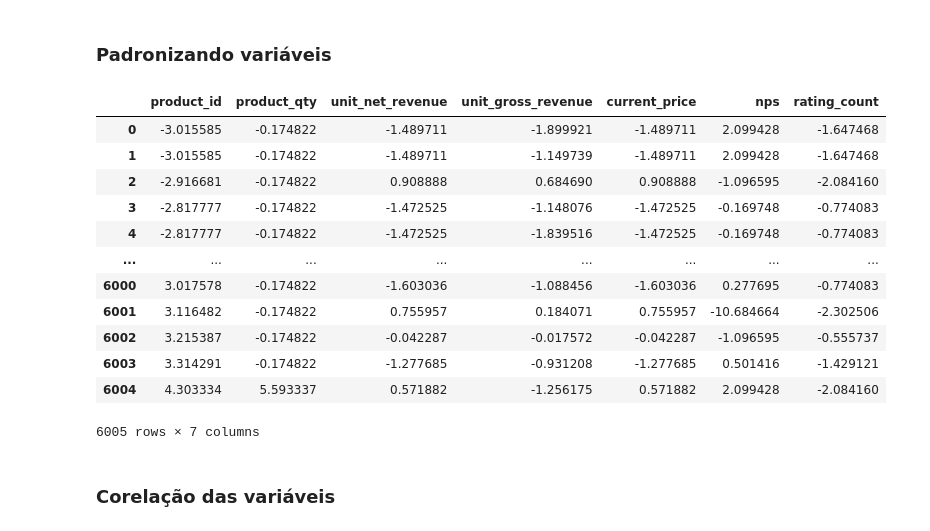
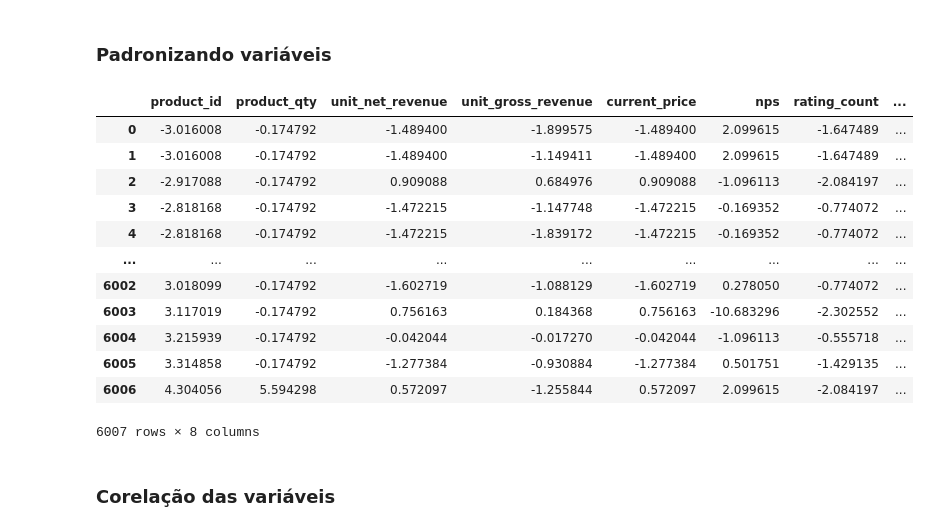
Before and after one commit to MarcalFilosofo/Marketing-Segmentado, a Jupyter notebook: kpis.ipynb, the cells around one changed output. Saved outputs shown, nothing was run; the diff lists cells and outputs as text; code cells hidden in the pictures.

```diff
--- a/kpis.ipynb
+++ b/kpis.ipynb
@@ -245,26 +294,28 @@ pedidos
 ### Padronizando variáveis
 # %%
 from sklearn.preprocessing import StandardScaler
+import random
 
 scaler = StandardScaler()
 scaled_data = scaler.fit_transform(pedidos)
 scaled_orders = pd.DataFrame(scaled_data)
 scaled_orders.columns = pedidos.columns
+scaled_orders['target'] = [random.randrange(0, 2, 1) for i in range(6007)]
 scaled_orders
 # %% [output]
-|  | product_id | product_qty | unit_net_revenue | unit_gross_revenue | current_price | nps | rating_count |
-| 0 | -3.015585 | -0.174822 | -1.489711 | -1.899921 | -1.489711 | 2.099428 | -1.647468 |
-| 1 | -3.015585 | -0.174822 | -1.489711 | -1.149739 | -1.489711 | 2.099428 | -1.647468 |
-| 2 | -2.916681 | -0.174822 | 0.908888 | 0.684690 | 0.908888 | -1.096595 | -2.084160 |
-| 3 | -2.817777 | -0.174822 | -1.472525 | -1.148076 | -1.472525 | -0.169748 | -0.774083 |
-| 4 | -2.817777 | -0.174822 | -1.472525 | -1.839516 | -1.472525 | -0.169748 | -0.774083 |
-| ... | ... | ... | ... | ... | ... | ... | ... |
-| 6000 | 3.017578 | -0.174822 | -1.603036 | -1.088456 | -1.603036 | 0.277695 | -0.774083 |
-| 6001 | 3.116482 | -0.174822 | 0.755957 | 0.184071 | 0.755957 | -10.684664 | -2.302506 |
-| 6002 | 3.215387 | -0.174822 | -0.042287 | -0.017572 | -0.042287 | -1.096595 | -0.555737 |
-| 6003 | 3.314291 | -0.174822 | -1.277685 | -0.931208 | -1.277685 | 0.501416 | -1.429121 |
-| 6004 | 4.303334 | 5.593337 | 0.571882 | -1.256175 | 0.571882 | 2.099428 | -2.084160 |
+|  | product_id | product_qty | unit_net_revenue | unit_gross_revenue | current_price | nps | rating_count | ... |
+| 0 | -3.016008 | -0.174792 | -1.489400 | -1.899575 | -1.489400 | 2.099615 | -1.647489 | ... |
+| 1 | -3.016008 | -0.174792 | -1.489400 | -1.149411 | -1.489400 | 2.099615 | -1.647489 | ... |
+| 2 | -2.917088 | -0.174792 | 0.909088 | 0.684976 | 0.909088 | -1.096113 | -2.084197 | ... |
+| 3 | -2.818168 | -0.174792 | -1.472215 | -1.147748 | -1.472215 | -0.169352 | -0.774072 | ... |
+| 4 | -2.818168 | -0.174792 | -1.472215 | -1.839172 | -1.472215 | -0.169352 | -0.774072 | ... |
+| ... | ... | ... | ... | ... | ... | ... | ... | ... |
+| 6002 | 3.018099 | -0.174792 | -1.602719 | -1.088129 | -1.602719 | 0.278050 | -0.774072 | ... |
+| 6003 | 3.117019 | -0.174792 | 0.756163 | 0.184368 | 0.756163 | -10.683296 | -2.302552 | ... |
+| 6004 | 3.215939 | -0.174792 | -0.042044 | -0.017270 | -0.042044 | -1.096113 | -0.555718 | ... |
+| 6005 | 3.314858 | -0.174792 | -1.277384 | -0.930884 | -1.277384 | 0.501751 | -1.429135 | ... |
+| 6006 | 4.304056 | 5.594298 | 0.572097 | -1.255844 | 0.572097 | 2.099615 | -2.084197 | ... |
-6005 rows × 7 columns
+6007 rows × 8 columns
 # %% [markdown]
 ### Corelação das variáveis
 # %%
```
Also changed, not shown: parts of 16 cells of this notebook, 12 other files.
